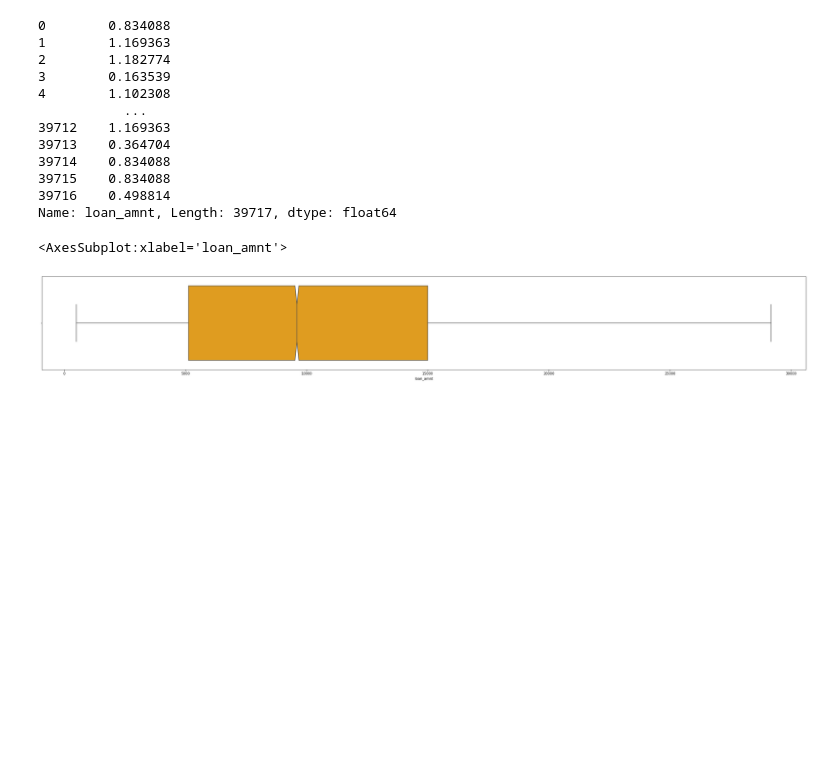
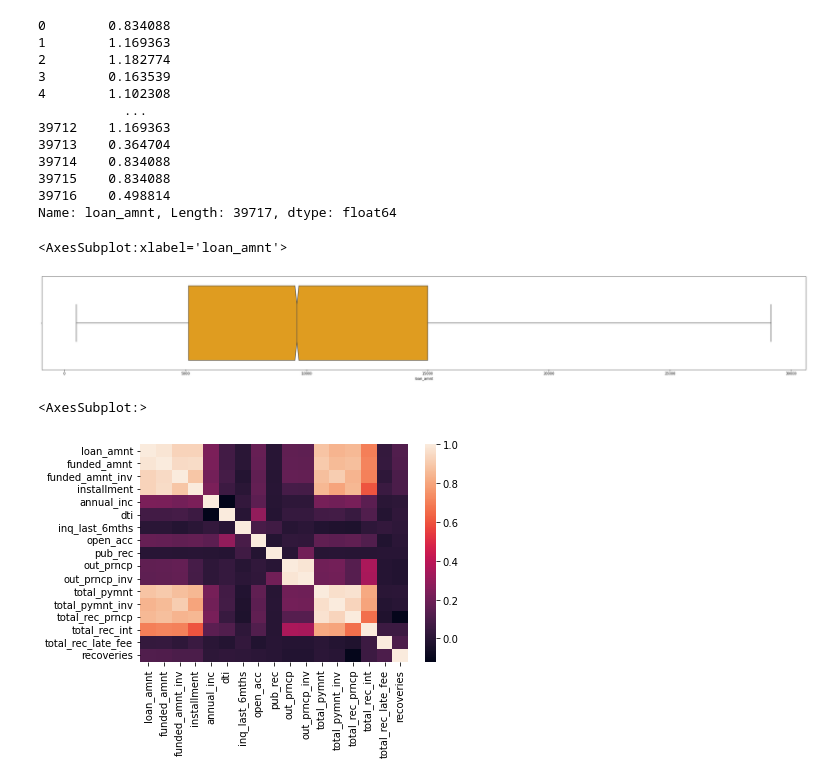
Before and after one commit to zerouchi/Bank-Loan-Prediction, a Jupyter notebook: loan prediction project.ipynb, the cells around one changed output. Saved outputs shown, nothing was run; the diff lists cells and outputs as text; code cells hidden in the pictures; blank space fills up the shorter version.

```diff
--- a/loan prediction project.ipynb
+++ b/loan prediction project.ipynb
@@ -352,3 +335,9 @@ sns.boxplot(x=df["loan_amnt"], notch=True, color="orange")
 # %% [output]
 <AxesSubplot:xlabel='loan_amnt'>
 [figure]
+# %%
+corrm = df.corr()
+sns.heatmap(corrm)
+# %% [output]
+<AxesSubplot:>
+[figure, added]
```
Also changed, not shown: parts of 8 cells of this notebook.
